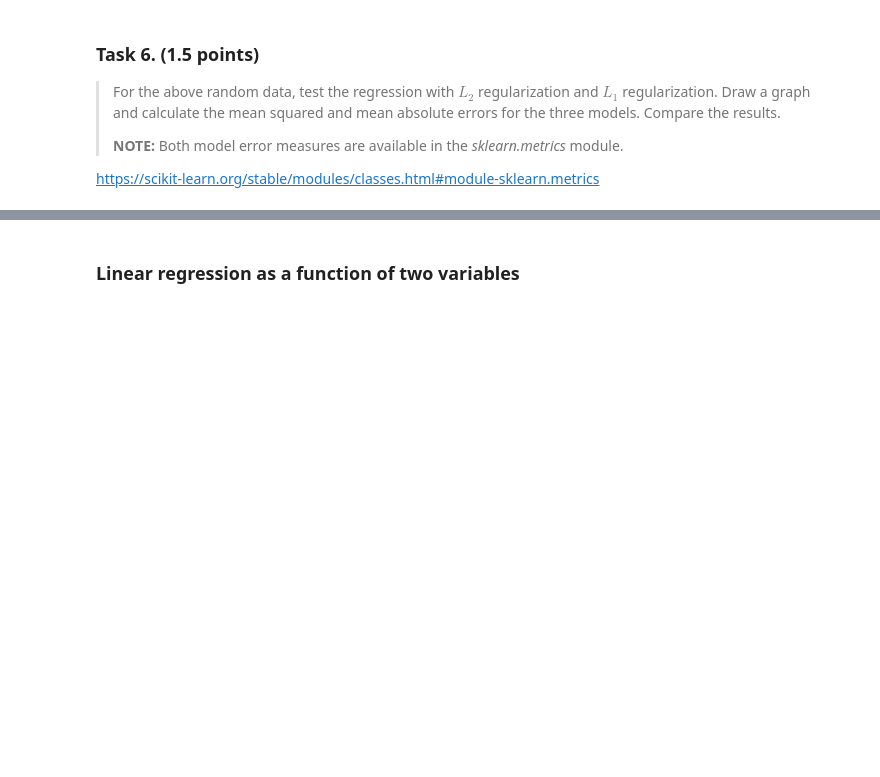
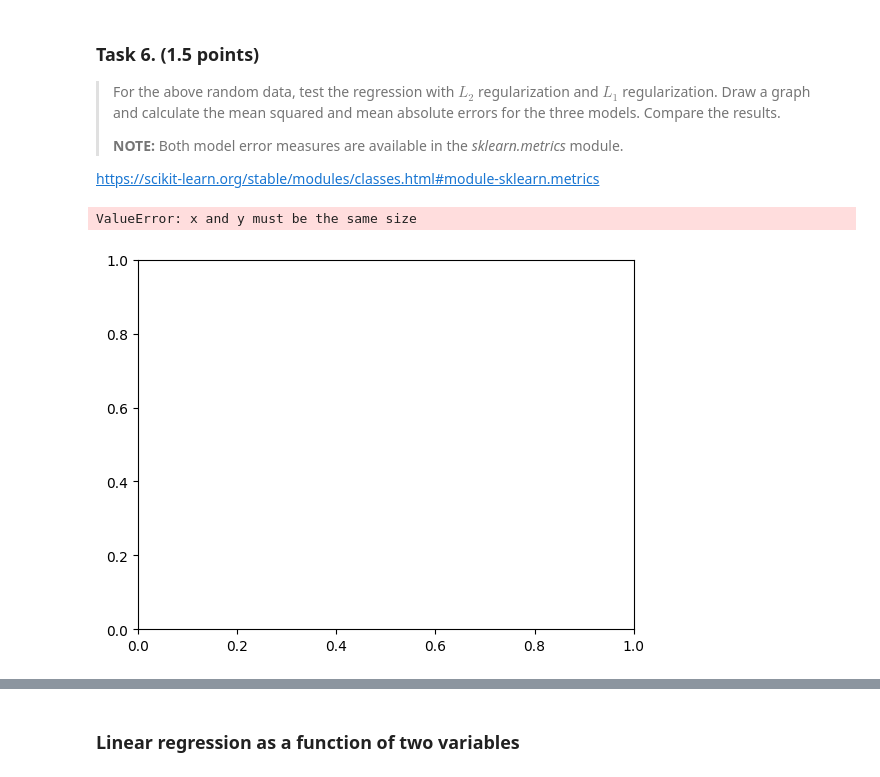
Before and after one commit to Azirral/data-science-exercises, a Jupyter notebook: Exercise3/ADM_prediction.ipynb, the cells around one changed output, grey strips where cells are left out. Drawn from its saved outputs; the diff is of its cells as text; code cells hidden in the pictures; blank space fills up the shorter version.

```diff
--- a/Exercise3/ADM_prediction.ipynb
+++ b/Exercise3/ADM_prediction.ipynb
@@ -408,0 +405,27 @@ from sklearn.linear_model import Lasso # L1
+# %%
+df = pd.read_csv('boston_data.csv', index_col=0, header=0)
+X = pd.DataFrame(df.iloc[:,:-1])
+y = pd.DataFrame(df.iloc[:,-1])
+
+X1, X2, y1, y2 = train_test_split(X, y, random_state=0,
+                                  train_size=0.8)
+
+x_train = X1[['RM', 'LSTAT']].values.reshape(-1,2)
+x_test = X2[['RM', 'LSTAT']].values.reshape(-1,2)
+# %%
+from sklearn.linear_model import Ridge # L2
+from sklearn.linear_model import Lasso # L1
+
+lasso_model = Lasso(alpha=0.1)
+
+lasso_model.fit(x_train, y1)
+y2_lasso = lasso_model.predict(x_test)
+
+mean_squared_error(y2, y2_lasso)
+
+# Visualization of results
+plt.scatter(x_test, y2)
+plt.plot(x_test, y2_lasso,'-r');
+# %% [output]
+ValueError: x and y must be the same size
+[figure, added]
```
Also changed, not shown: parts of 3 cells of this notebook.
